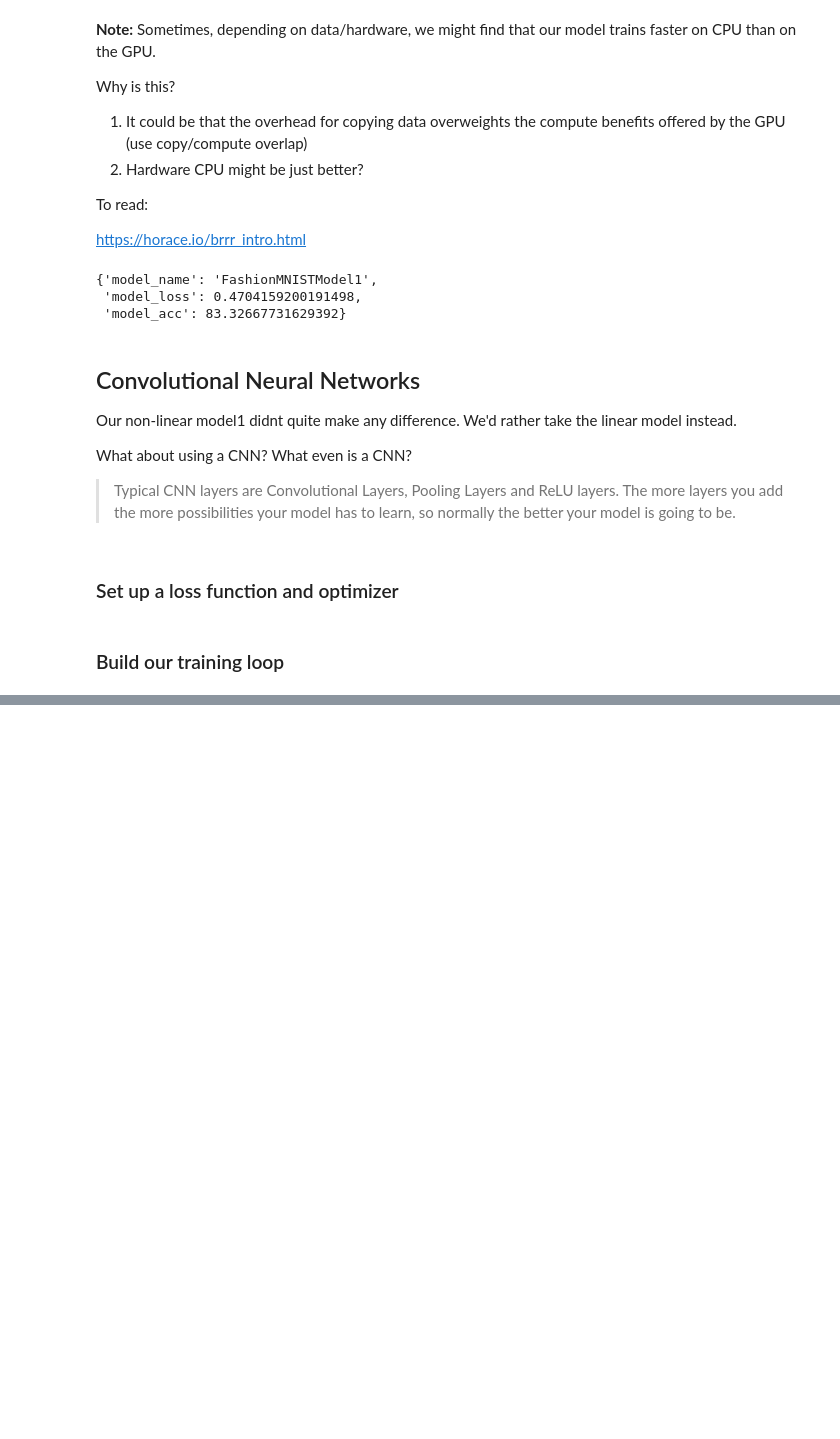
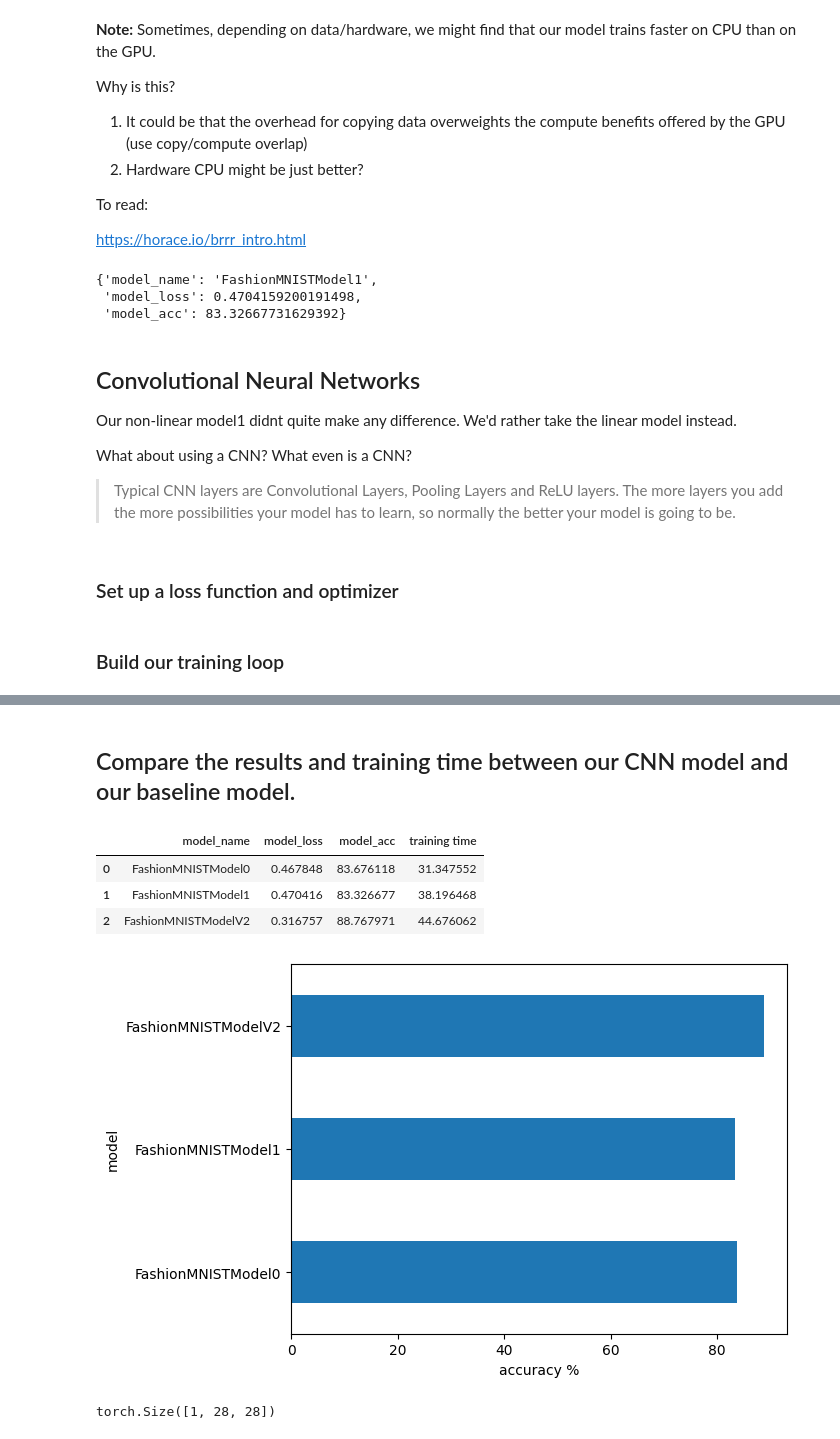
Before and after one commit to nachozobian/computer-vision-PyTorch, a Jupyter notebook: computer_vision_PyTorch.ipynb, the cells around one changed output, grey strips where cells are left out. Drawn from its saved outputs; the diff is of its cells as text; code cells hidden in the pictures; blank space fills up the shorter version.

Commit message:
Comparing different models

```diff
--- a/computer_vision_PyTorch.ipynb
+++ b/computer_vision_PyTorch.ipynb
@@ -264,7 +264,7 @@ for epoch in tqdm(range(epochs)):
   print(f"\n Train loss: {train_loss:.4f} |Test loss: {test_loss:.4f}, Test acc: {test_acc: .4f}")
 
 train_time_end_on_cpu = timer()
-total_train_time = print_train_time(start = train_time_start_on_cpu,
+total_train_time0 = print_train_time(start = train_time_start_on_cpu,
                                     end = train_time_end_on_cpu,
                                     device = str(next(model0.parameters()).device))
 # %% [output]
@@ -469,7 +469,7 @@ for epoch in tqdm(range(epochs)):
             device=device)
 
 train_time_end_on_gpu = timer()
-total_train_time = print_train_time(start = train_time_start_on_gpu,
+total_train_time1 = print_train_time(start = train_time_start_on_gpu,
                                     end = train_time_end_on_gpu)
 # %% [output]
 Epoch: 0
@@ -685,0 +686,55 @@ model_2_results
+# %% [markdown]
+## Compare the results and training time between our CNN model and our baseline model.
+# %%
+import pandas as pd
+compare_results = pd.DataFrame([model0_results,
+                                model1_results,
+                                model_2_results])
+compare_results["training time"] = [total_train_time0,
+                                    total_train_time1,
+                                    total_train_time_model2]
+
+compare_results
+# %% [output]
+|  | model_name | model_loss | model_acc | training time |
+| 0 | FashionMNISTModel0 | 0.467848 | 83.676118 | 31.347552 |
+| 1 | FashionMNISTModel1 | 0.470416 | 83.326677 | 38.196468 |
+| 2 | FashionMNISTModelV2 | 0.316757 | 88.767971 | 44.676062 |
+# %%
+#Visualizing model results.
+compare_results.set_index("model_name")["model_acc"].plot(kind  = "barh")
+plt.xlabel("accuracy %");
+plt.ylabel("model");
+# %% [output]
+[figure, added]
+# %%
+#Visual predictions on random samples.
+def make_predictions(model: torch.nn.Module,
+                     data: list,
+                     device: torch.device = device):
+  pred_probs = []
+  model.to(device)
+  model.eval()
+  with torch.inference_mode():
+    for sample in data:
+      sample = torch.unsqueeze(sample, dim=0).to(device)
+      pred_logit = model(sample)
+
+      pred_prob = torch.softmax(pred_logit.squeeze(), dim=0)
+
+      ## Get pred_prob off the GPU for using matplotlib library.
+      pred_probs.append(pred_prob.cpu())
+
+  return torch.stack(pred_probs)
+
+import random
+random.seed(14)
+test_samples = []
+test_labels = []
+for sample, label in random.sample(list(test_data), k = 9):
+  test_samples.append(sample)
+  test_labels.append(label)
+
+test_samples[0].shape
+# %% [output]
+torch.Size([1, 28, 28])
```
Also changed, not shown: parts of 6 cells of this notebook.
